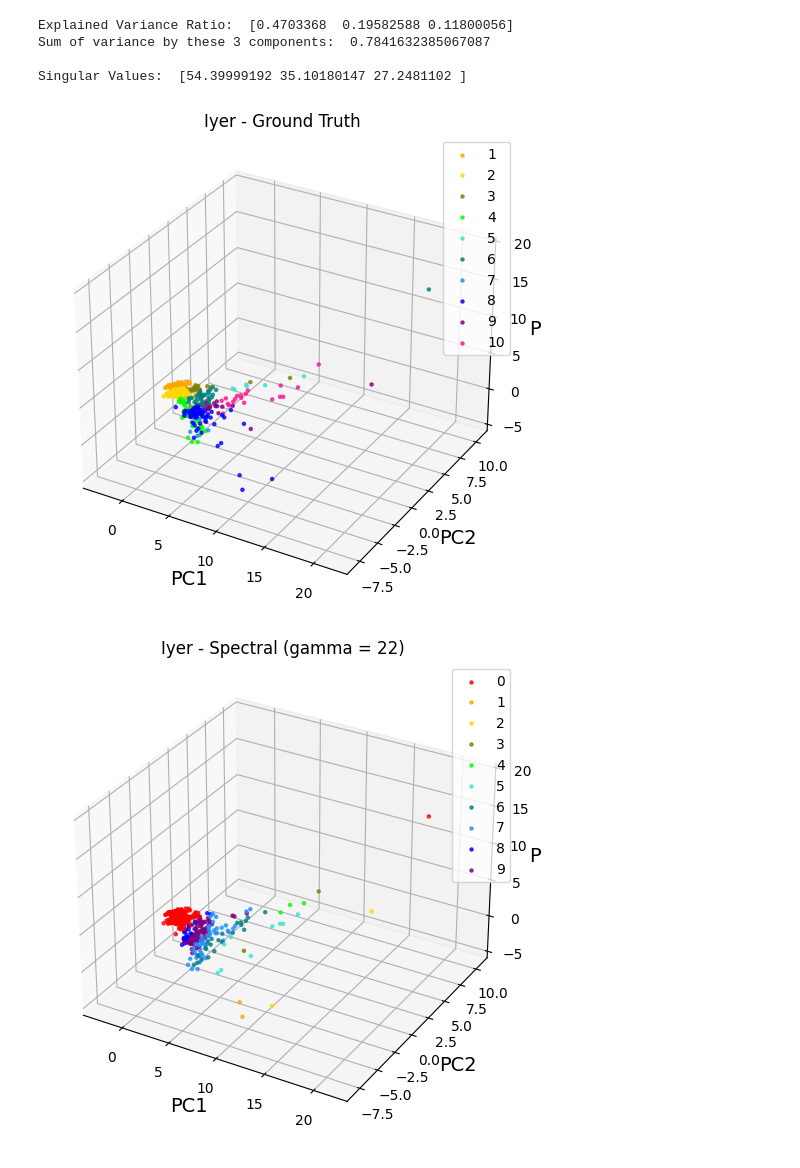
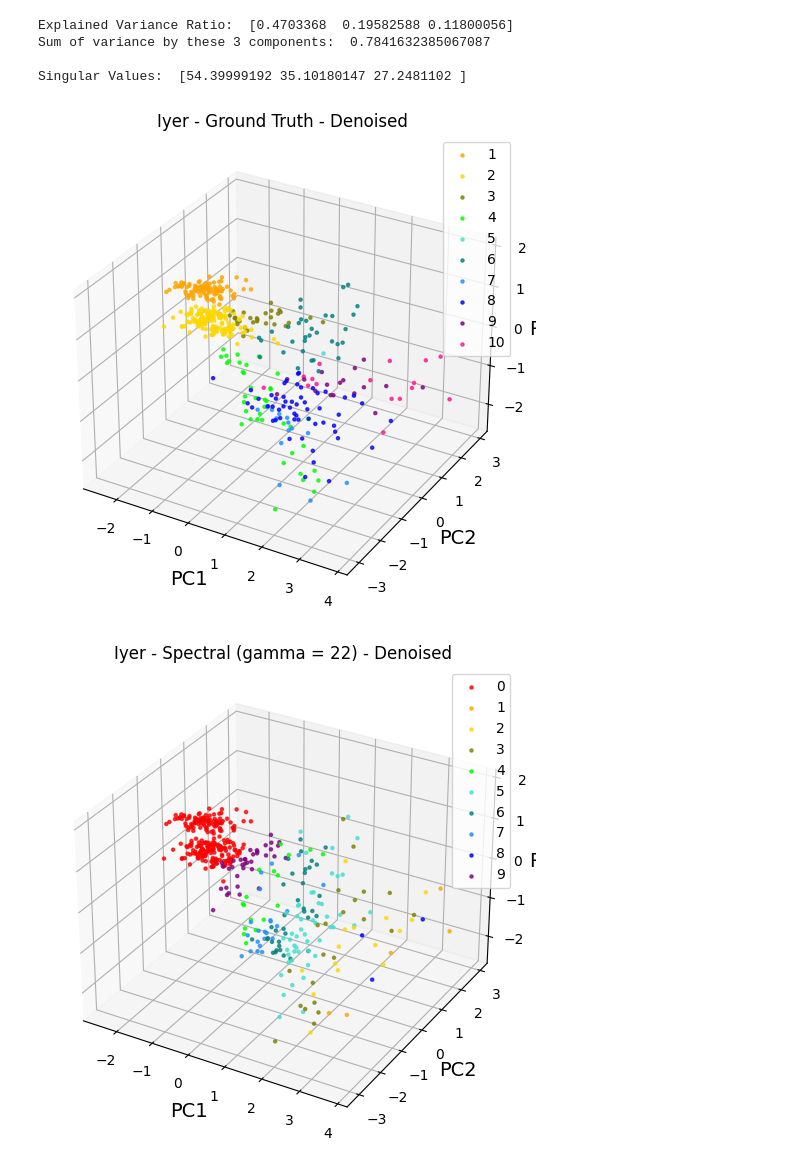
Before and after one commit to lin-shuang/clustering-analysis, a Jupyter notebook: Spectral_Iyer.ipynb, the cells around one changed output. Saved outputs shown, nothing was run; the diff lists cells and outputs as text; code cells hidden in the pictures.

Commit message:
denoise cell added

```diff
--- a/Spectral_Iyer.ipynb
+++ b/Spectral_Iyer.ipynb
@@ -53,35 +53,51 @@ Explained Variance Ratio:  [0.4703368  0.19582588 0.11800056]
 Sum of variance by these 3 components:  0.7841632385067087
 
 Singular Values:  [54.39999192 35.10180147 27.2481102 ]
+# %%
+# removing noise
+
+# calculate the mean and standard deviation of each column
+mean = np.mean(df_iyer_3D, axis=0)
+std = np.std(df_iyer_3D, axis=0)
+
+# define a threshold for outliers
+threshold = 2
+
+# find the absolute z-scores of each point in each column
+z_scores = np.abs((df_iyer_3D - mean) / std)
+
+# only keep points with z-scores below the threshold in each column
+df_iyer = df_iyer[(z_scores < threshold).all(axis=1)]
+df_iyer_3D = df_iyer_3D[(z_scores < threshold).all(axis=1)]
 # %%
 # use PCA to show ground truth label
 
 # set 3 axis
 Xax = df_iyer_3D[:,0]
 Yax = df_iyer_3D[:,1]
 Zax = df_iyer_3D[:,2]
 
 # create figure variables
 fig = plt.figure(figsize=(7,5), constrained_layout=True)
 ax = fig.add_subplot(111, projection='3d')
 cdict = {0:'red', 1:'orange', 2:'gold', 3:'olive', 4:'lime', 5:'turquoise', 6:'teal', 7:'dodgerblue', 8:'blue', 9:'purple', 10:'deeppink'}
 y = df_iyer.Ground_Truth_Cluster_ID
 
 # draw figure
 fig.patch.set_facecolor('white')
 for l in np.unique(y):
- i = np.where(y==l)
- ax.scatter(Xax[i], Yax[i], Zax[i], c=cdict[l], s=5, alpha=0.75, label=l)
+    i = np.where(y==l)
+    ax.scatter(Xax[i], Yax[i], Zax[i], c=cdict[l], s=5, alpha=0.75, label=l)
 
 ax.set_xlabel("PC1", fontsize=14)
 ax.set_ylabel("PC2", fontsize=14)
 ax.set_zlabel("PC3", fontsize=14)
 
-plt.title('Iyer - Ground Truth')
+plt.title('Iyer - Ground Truth - Denoised')
 plt.legend()
 plt.show()
 # %% [output]
-[figure, old version]
+[figure, new version]
 # %%
 # implement spectral clustering
 
@@ -104,11 +120,11 @@ ax.set_xlabel("PC1", fontsize=14)
 ax.set_ylabel("PC2", fontsize=14)
 ax.set_zlabel("PC3", fontsize=14)
 
-plt.title('Iyer - Spectral (gamma = 22)')
+plt.title('Iyer - Spectral (gamma = 22) - Denoised')
 plt.legend()
 plt.show()
 # %% [output]
-[figure, old version]
+[figure, new version]
 # %%
 # Use external indices for accuracy measurement
 
```
Also changed, not shown: parts of 2 cells of this notebook, 1 other file.
